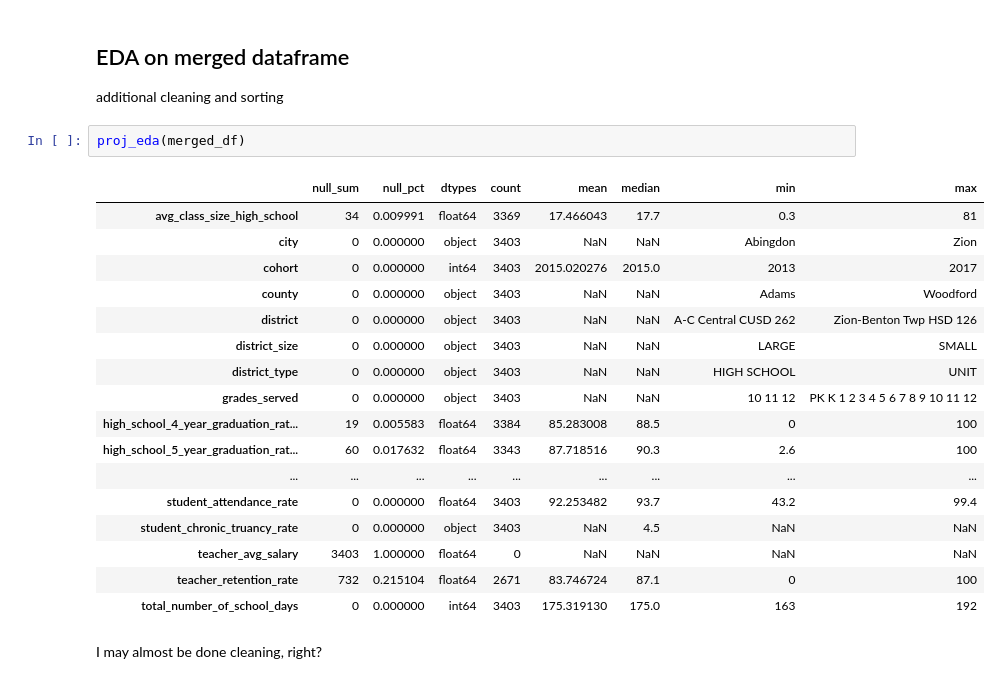
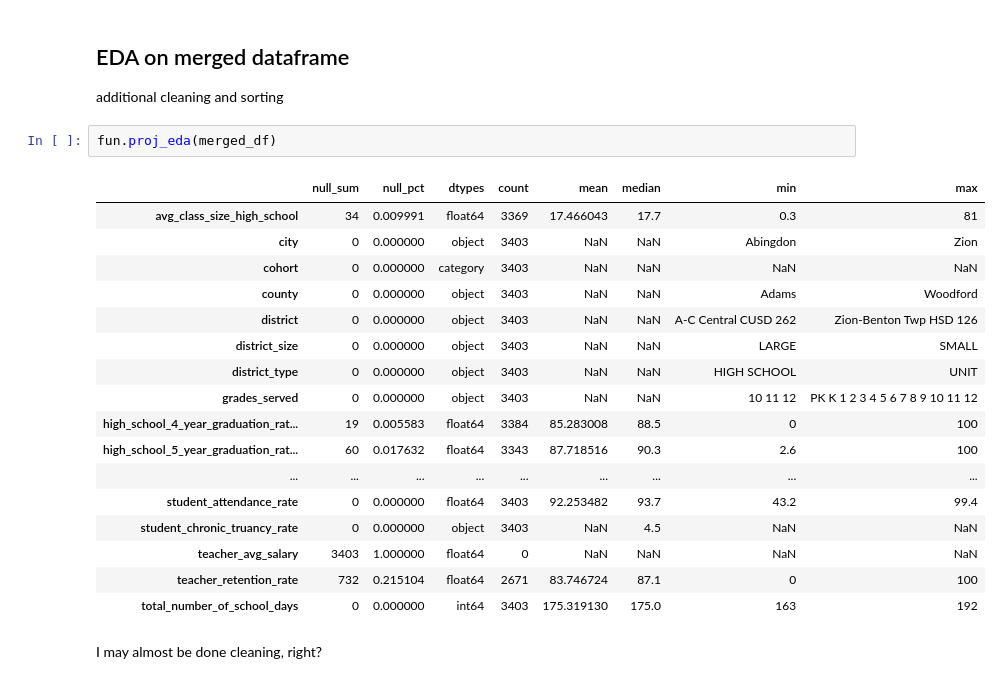
Before and after one commit to dannmorr/predicting-ibse-graduation-rate, a Jupyter notebook: notebooks/exploratory/02_eda_new_matrix.ipynb, the cells around one changed output. Cells and saved outputs as stored; diff of their text form.

```diff
--- a/notebooks/exploratory/02_eda_new_matrix.ipynb
+++ b/notebooks/exploratory/02_eda_new_matrix.ipynb
@@ -1000,26 +954,26 @@ merged_df = pd.concat(all_dfs)
 # %% [markdown]
 ## EDA on merged dataframe
 additional cleaning and sorting
-# %%
-proj_eda(merged_df)
-# %% [output]
-|  | null_sum | null_pct | dtypes | count | mean | median | min | max |
-| avg_class_size_high_school | 34 | 0.009991 | float64 | 3369 | 17.466043 | 17.7 | 0.3 | 81 |
-| city | 0 | 0.000000 | object | 3403 | NaN | NaN | Abingdon | Zion |
-| cohort | 0 | 0.000000 | int64 | 3403 | 2015.020276 | 2015.0 | 2013 | 2017 |
-| county | 0 | 0.000000 | object | 3403 | NaN | NaN | Adams | Woodford |
-| district | 0 | 0.000000 | object | 3403 | NaN | NaN | A-C Central CUSD 262 | Zion-Benton Twp HSD 126 |
-| district_size | 0 | 0.000000 | object | 3403 | NaN | NaN | LARGE | SMALL |
-| district_type | 0 | 0.000000 | object | 3403 | NaN | NaN | HIGH SCHOOL | UNIT |
-| grades_served | 0 | 0.000000 | object | 3403 | NaN | NaN | 10 11 12 | PK K 1 2 3 4 5 6 7 8 9 10 11 12 |
-| high_school_4_year_graduation_rat... | 19 | 0.005583 | float64 | 3384 | 85.283008 | 88.5 | 0 | 100 |
-| high_school_5_year_graduation_rat... | 60 | 0.017632 | float64 | 3343 | 87.718516 | 90.3 | 2.6 | 100 |
-| ... | ... | ... | ... | ... | ... | ... | ... | ... |
-| student_attendance_rate | 0 | 0.000000 | float64 | 3403 | 92.253482 | 93.7 | 43.2 | 99.4 |
-| student_chronic_truancy_rate | 0 | 0.000000 | object | 3403 | NaN | 4.5 | NaN | NaN |
-| teacher_avg_salary | 3403 | 1.000000 | float64 | 0 | NaN | NaN | NaN | NaN |
-| teacher_retention_rate | 732 | 0.215104 | float64 | 2671 | 83.746724 | 87.1 | 0 | 100 |
-| total_number_of_school_days | 0 | 0.000000 | int64 | 3403 | 175.319130 | 175.0 | 163 | 192 |
+# %%
+fun.proj_eda(merged_df)
+# %% [output]
+|  | null_sum | null_pct | dtypes | count | mean | median | min | max |
+| avg_class_size_high_school | 34 | 0.009991 | float64 | 3369 | 17.466043 | 17.7 | 0.3 | 81 |
+| city | 0 | 0.000000 | object | 3403 | NaN | NaN | Abingdon | Zion |
+| cohort | 0 | 0.000000 | category | 3403 | NaN | NaN | NaN | NaN |
+| county | 0 | 0.000000 | object | 3403 | NaN | NaN | Adams | Woodford |
+| district | 0 | 0.000000 | object | 3403 | NaN | NaN | A-C Central CUSD 262 | Zion-Benton Twp HSD 126 |
+| district_size | 0 | 0.000000 | object | 3403 | NaN | NaN | LARGE | SMALL |
+| district_type | 0 | 0.000000 | object | 3403 | NaN | NaN | HIGH SCHOOL | UNIT |
+| grades_served | 0 | 0.000000 | object | 3403 | NaN | NaN | 10 11 12 | PK K 1 2 3 4 5 6 7 8 9 10 11 12 |
+| high_school_4_year_graduation_rat... | 19 | 0.005583 | float64 | 3384 | 85.283008 | 88.5 | 0 | 100 |
+| high_school_5_year_graduation_rat... | 60 | 0.017632 | float64 | 3343 | 87.718516 | 90.3 | 2.6 | 100 |
+| ... | ... | ... | ... | ... | ... | ... | ... | ... |
+| student_attendance_rate | 0 | 0.000000 | float64 | 3403 | 92.253482 | 93.7 | 43.2 | 99.4 |
+| student_chronic_truancy_rate | 0 | 0.000000 | object | 3403 | NaN | 4.5 | NaN | NaN |
+| teacher_avg_salary | 3403 | 1.000000 | float64 | 0 | NaN | NaN | NaN | NaN |
+| teacher_retention_rate | 732 | 0.215104 | float64 | 2671 | 83.746724 | 87.1 | 0 | 100 |
+| total_number_of_school_days | 0 | 0.000000 | int64 | 3403 | 175.319130 | 175.0 | 163 | 192 |
 # %% [markdown]
 I may almost be done cleaning, right?
 # %%
```
Also changed, not shown: parts of 57 cells of this notebook, 12 other files.
